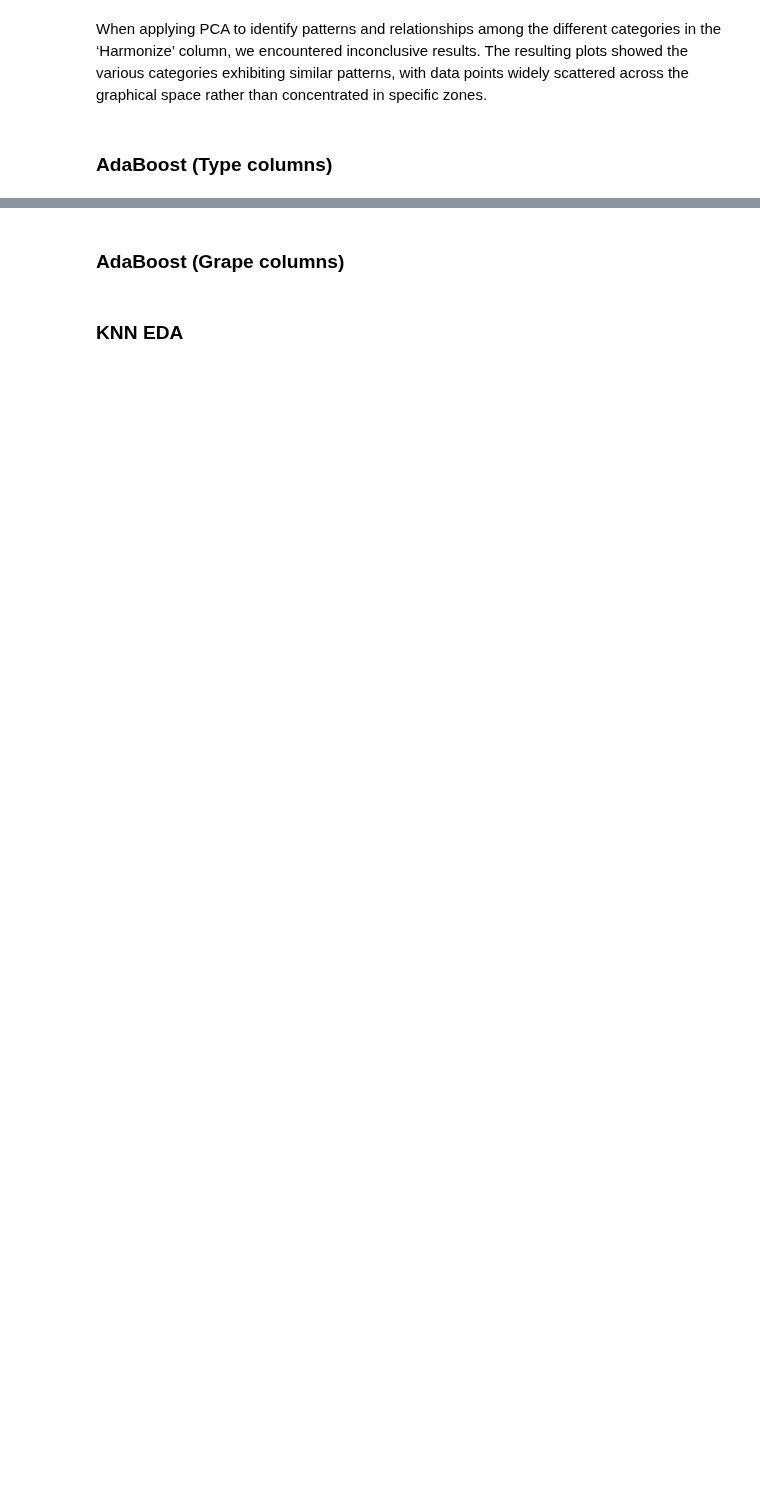
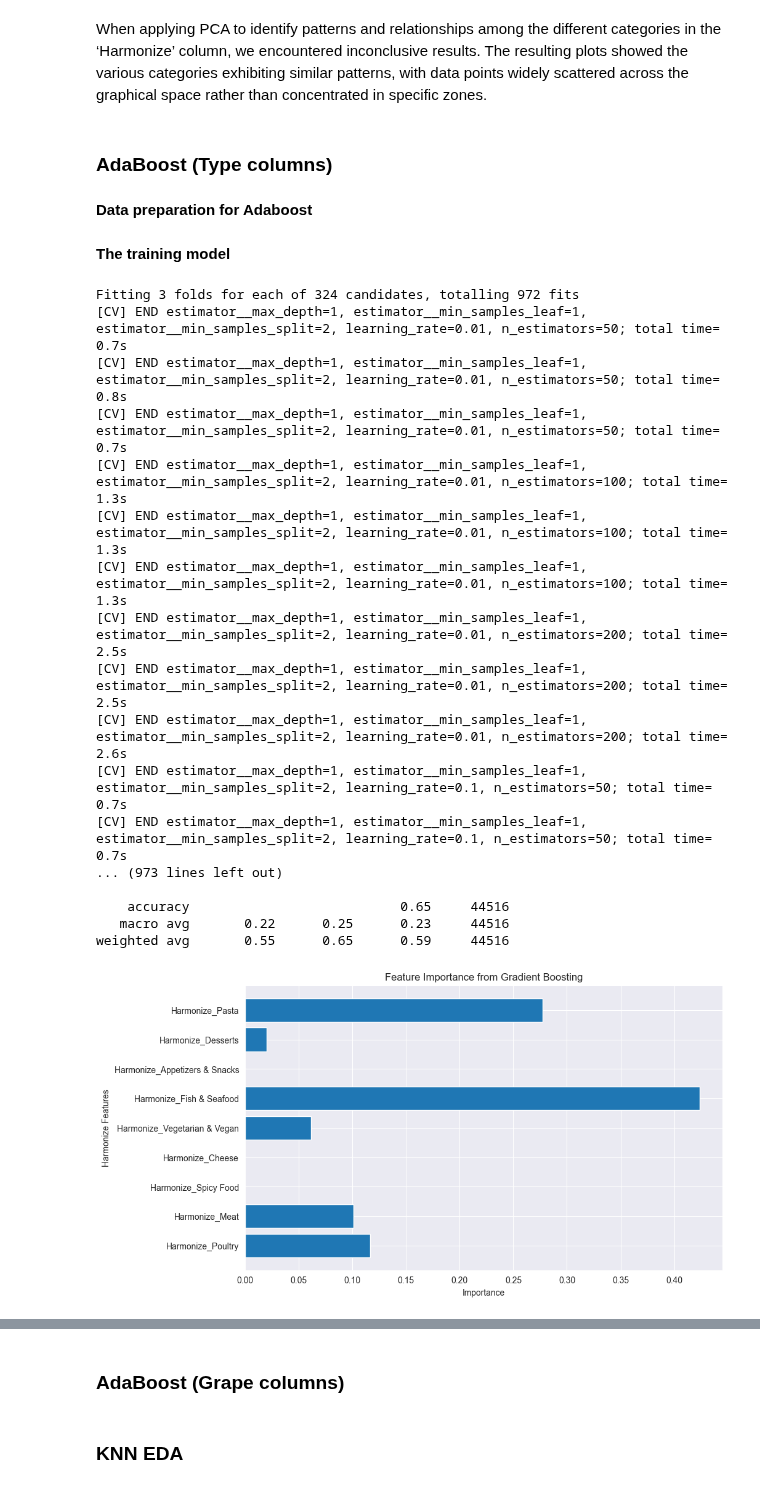
Before and after one commit to SrMasterAD/MEIA_ISEP_TEAM7_2024_2025_Challenge_2, a Jupyter notebook: notebooks/Notebook_Main_AAUT.ipynb, the cells around one changed output, grey strips where cells are left out. Drawn from its saved outputs; the diff is of its cells as text; code cells hidden in the pictures; blank space fills up the shorter version.

Commit message:
created some fix in the adaboost type wine

```diff
--- a/notebooks/Notebook_Main_AAUT.ipynb
+++ b/notebooks/Notebook_Main_AAUT.ipynb
@@ -413,0 +320,2 @@ When applying PCA to identify patterns and relationships among the different cat
+# %% [markdown]
+**Data preparation for Adaboost**
@@ -414,18 +328,6 @@ When applying PCA to identify patterns and relationships among the different cat
+# %% [markdown]
+**The training model**
 # %%
-from sklearn.model_selection import GridSearchCV
-from sklearn.model_selection import RandomizedSearchCV
-from sklearn.preprocessing import LabelEncoder
-from sklearn.ensemble import AdaBoostClassifier
-from sklearn.tree import DecisionTreeClassifier
-from sklearn.metrics import accuracy_score, classification_report
-from sklearn.model_selection import train_test_split
-
-harmonize_columns = [col for col in encoded_df.columns if col.startswith('Harmonize_')]
-type_columns = [col for col in encoded_df.columns if col.startswith('Type_')]
-
-X = encoded_df[harmonize_columns]
-y = encoded_df[type_columns]
-
 X_train_val, X_test, y_train_val, y_test = train_test_split(X, y, test_size=0.2, random_state=42)
 X_train, X_val, y_train, y_val = train_test_split(X_train_val, y_train_val, test_size=0.2, random_state=42)
 
@@ -454,40 +356,61 @@ base_estimator = DecisionTreeClassifier(random_state=42)
 adaboost_model = AdaBoostClassifier(estimator=base_estimator, random_state=42)
 
 # Perform GridSearchCV
-grid_search = GridSearchCV(estimator=adaboost_model, param_grid=param_grid,
-                           cv=5, scoring='accuracy', n_jobs=-1, verbose=2)
-grid_search.fit(X_train, y_train_labels)
+from joblib import parallel_backend
+
+with parallel_backend('threading'):
+    grid_search = GridSearchCV(estimator=adaboost_model, param_grid=param_grid,
+                               cv=3, scoring='accuracy', n_jobs=1, verbose=2)
+    grid_search.fit(X_train, y_train_labels)
 
 # Get the best model and its parameters
 best_model = grid_search.best_estimator_
 print("Best Parameters:", grid_search.best_params_)
 
 # Predictions using the best model
 gb_val_predictions = best_model.predict(X_val)
 gb_test_predictions = best_model.predict(X_test)
 
 # Evaluate the best model
 print("Ada Boosting Validation Accuracy:", accuracy_score(y_val_labels, gb_val_predictions))
 print("Ada Boosting Test Accuracy:", accuracy_score(y_test_labels, gb_test_predictions))
 
 print("Classification Report for Gradient Boosting on Test Set:")
 print(classification_report(y_test_labels, gb_test_predictions))
 
 # Feature Importance of the Best Model
 feature_importances = best_model.feature_importances_
 
 # Plot the feature importances
 plt.figure(figsize=(10, 6))
 plt.barh(harmonize_columns, feature_importances, align="center")
 plt.xlabel("Importance")
 plt.ylabel("Harmonize Features")
 plt.title("Feature Importance from Gradient Boosting")
 plt.show()
 
-results_file = "results.txt"
-with open(results_file, "w") as f:
-    f.write(f"Best Parameters: {grid_search.best_params_}\n")
-    f.write(f"Validation Accuracy: {accuracy_score(y_val_labels, gb_val_predictions):.2f}\n")
-    f.write(f"Test Accuracy: {accuracy_score(y_test_labels, gb_test_predictions):.2f}\n")
-    f.write("\nClassification Report:\n")
-    f.write(classification_report(y_test_labels, gb_test_predictions))
+# Debugging print statements
+import os
+print("Current working directory:", os.getcwd())
+print("Encoded DataFrame columns:", encoded_df.columns)
+print("Harmonize columns:", harmonize_columns)
+print("Type columns:", type_columns)
+# %% [output]
+Fitting 3 folds for each of 324 candidates, totalling 972 fits
+[CV] END estimator__max_depth=1, estimator__min_samples_leaf=1, estimator__min_samples_split=2, learning_rate=0.01, n_estimators=50; total time=   0.7s
+[CV] END estimator__max_depth=1, estimator__min_samples_leaf=1, estimator__min_samples_split=2, learning_rate=0.01, n_estimators=50; total time=   0.8s
+[CV] END estimator__max_depth=1, estimator__min_samples_leaf=1, estimator__min_samples_split=2, learning_rate=0.01, n_estimators=50; total time=   0.7s
+[CV] END estimator__max_depth=1, estimator__min_samples_leaf=1, estimator__min_samples_split=2, learning_rate=0.01, n_estimators=100; total time=   1.3s
+[CV] END estimator__max_depth=1, estimator__min_samples_leaf=1, estimator__min_samples_split=2, learning_rate=0.01, n_estimators=100; total time=   1.3s
+[CV] END estimator__max_depth=1, estimator__min_samples_leaf=1, estimator__min_samples_split=2, learning_rate=0.01, n_estimators=100; total time=   1.3s
+[CV] END estimator__max_depth=1, estimator__min_samples_leaf=1, estimator__min_samples_split=2, learning_rate=0.01, n_estimators=200; total time=   2.5s
+[CV] END estimator__max_depth=1, estimator__min_samples_leaf=1, estimator__min_samples_split=2, learning_rate=0.01, n_estimators=200; total time=   2.5s
+[CV] END estimator__max_depth=1, estimator__min_samples_leaf=1, estimator__min_samples_split=2, learning_rate=0.01, n_estimators=200; total time=   2.6s
+[CV] END estimator__max_depth=1, estimator__min_samples_leaf=1, estimator__min_samples_split=2, learning_rate=0.1, n_estimators=50; total time=   0.7s
+[CV] END estimator__max_depth=1, estimator__min_samples_leaf=1, estimator__min_samples_split=2, learning_rate=0.1, n_estimators=50; total time=   0.7s
+... (973 lines left out)
+
+    accuracy                           0.65     44516
+   macro avg       0.22      0.25      0.23     44516
+weighted avg       0.55      0.65      0.59     44516
+[figure, added]
```
Also changed, not shown: parts of 15 cells of this notebook, 5 other files.
